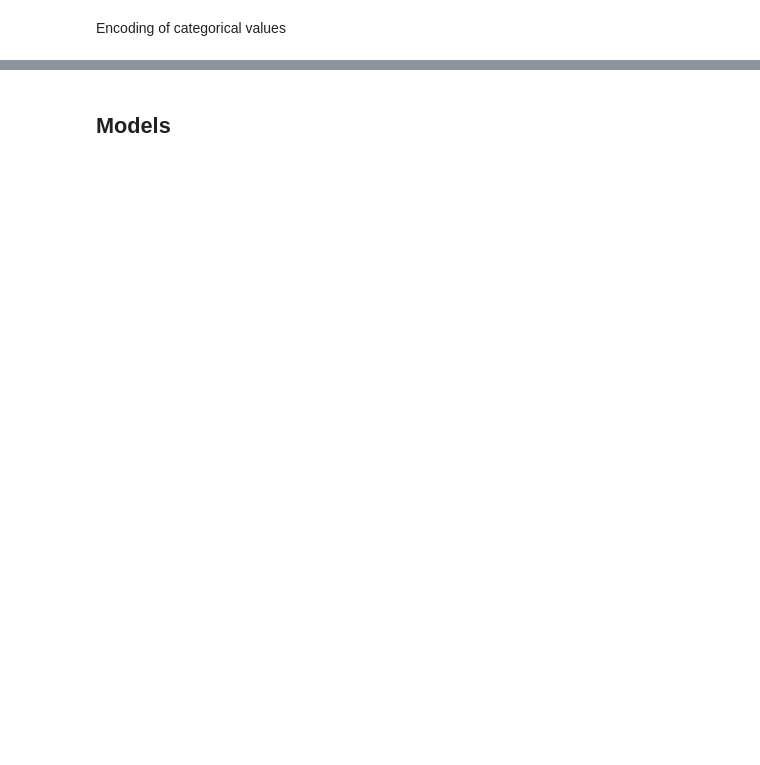
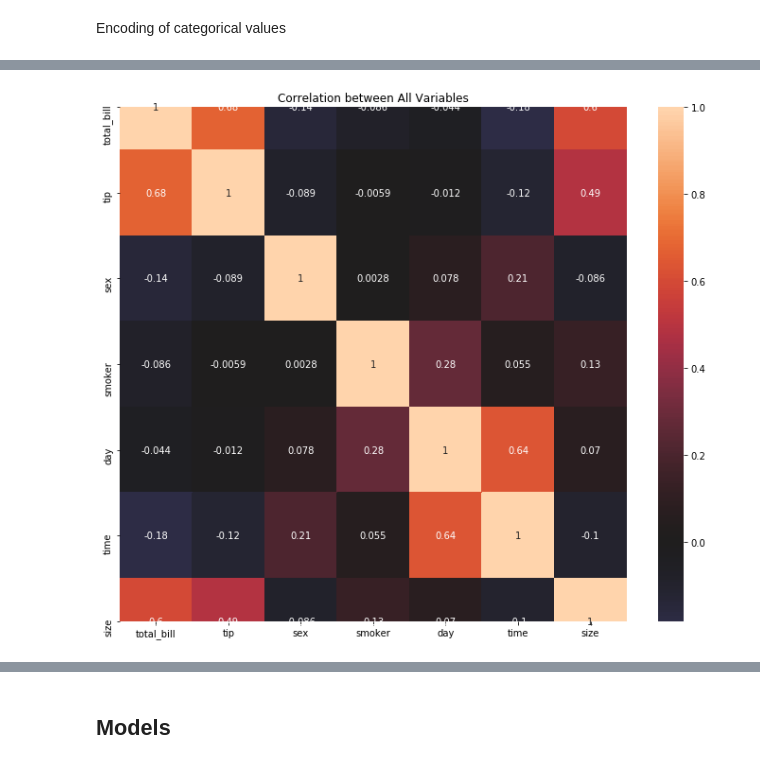
Before and after one commit to velitchko/machine-learning, a Jupyter notebook: assignment_2/Waiter Tips.ipynb, the cells around one changed output, grey strips where cells are left out. Cells and saved outputs as stored; diff of their text form; code cells hidden in the pictures; blank space fills up the shorter version.

Commit message:
Classification for waiter tips dataset

```diff
--- a/assignment_2/Waiter Tips.ipynb
+++ b/assignment_2/Waiter Tips.ipynb
@@ -82,2 +81,12 @@ We can also see that the total_bill has a high standard deviation and will proba
 # %% [markdown]
 Encoding of categorical values
+# %%
+ohe = OneHotEncoder(sparse=False)
+# %%
+le = LabelEncoder()
+# %%
+waiter_tips['sex'] = ohe.fit_transform(waiter_tips[['sex']])
+waiter_tips['smoker'] = ohe.fit_transform(waiter_tips[['smoker']])
+# %%
+waiter_tips['day'] = le.fit_transform(waiter_tips['day'])
+waiter_tips['time'] = le.fit_transform(waiter_tips['time'])
@@ -83,0 +102,8 @@ Encoding of categorical values
+# %%
+corr = waiter_tips.corr()
+fig, ax = plt.subplots(figsize = (12, 10))
+sns.heatmap(corr,ax = ax, annot = True, center = 0)
+ax.set_title('Correlation between All Variables')
+plt.show()
+# %% [output]
+[figure, added]
```
Also changed, not shown: parts of 77 cells of this notebook.
